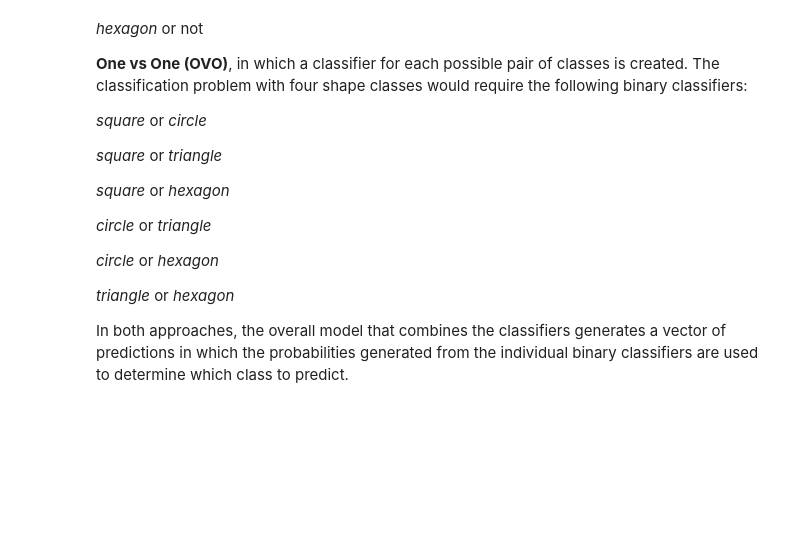
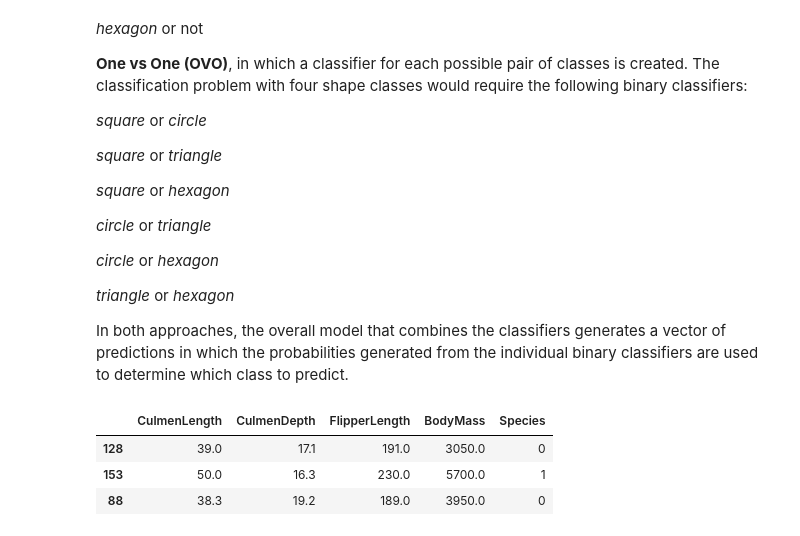
Before and after one commit to coder7475/ml-fundamentals, a Jupyter notebook: notebooks/ml_fundamentals/Understanding_classification_in_ml.ipynb, the cells around one changed output. Drawn from its saved outputs; the diff is of its cells as text; code cells hidden in the pictures; blank space fills up the shorter version.

Commit message:
feat: add penguins dataset loading and description to classification notebook, enhancing data understanding for model training

```diff
--- a/notebooks/ml_fundamentals/Understanding_classification_in_ml.ipynb
+++ b/notebooks/ml_fundamentals/Understanding_classification_in_ml.ipynb
@@ -589,3 +589,16 @@ _circle_ or _hexagon_
 _triangle_ or _hexagon_
 
 In both approaches, the overall model that combines the classifiers generates a vector of predictions in which the probabilities generated from the individual binary classifiers are used to determine which class to predict.
+# %%
+# load the penguins data
+import pandas as pd
+
+penguins = pd.read_csv('./../../data/penguins.csv')
+
+# Randomly show three data point
+penguins.sample(3)
+# %% [output]
+|  | CulmenLength | CulmenDepth | FlipperLength | BodyMass | Species |
+| 128 | 39.0 | 17.1 | 191.0 | 3050.0 | 0 |
+| 153 | 50.0 | 16.3 | 230.0 | 5700.0 | 1 |
+| 88 | 38.3 | 19.2 | 189.0 | 3950.0 | 0 |
```
Also changed, not shown: parts of 1 cell of this notebook.
